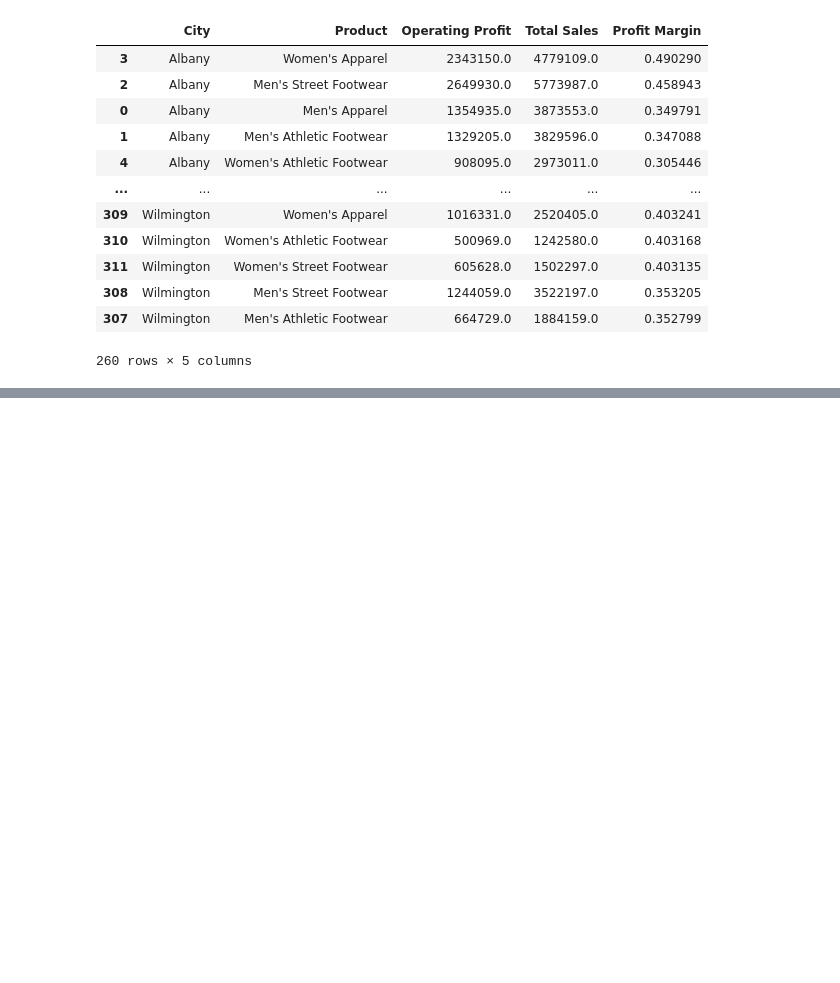
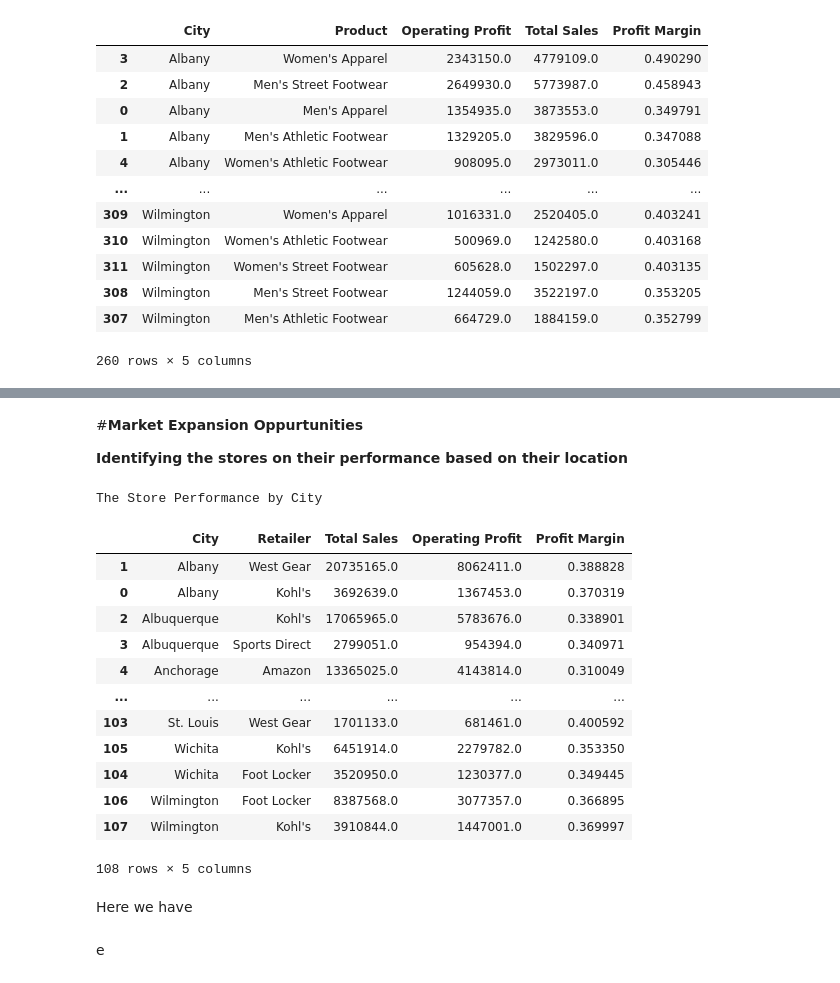
Before and after one commit to amanraghuvanshi/Adidas-Western-Zone-Sales, a Jupyter notebook: AdidasSalesAnalysis.ipynb, the cells around one changed output, grey strips where cells are left out. Drawn from its saved outputs; the diff is of its cells as text; code cells hidden in the pictures; blank space fills up the shorter version.

```diff
--- a/AdidasSalesAnalysis.ipynb
+++ b/AdidasSalesAnalysis.ipynb
@@ -828,0 +901,39 @@ topRes
+# %% [markdown]
+#**Market Expansion Oppurtunities**
+
+**Identifying the stores on their performance based on their location**
+# %%
+# group data by both city and store
+grpData = df.groupby(['City', 'Retailer']).agg({
+    'Total Sales':'sum',
+    'Operating Profit':'sum'
+}).reset_index()
+
+# calculating performance matrix
+grpData['Profit Margin'] = grpData['Operating Profit'] / grpData['Total Sales']
+
+# sort
+grpData = grpData.sort_values(by = ['City', 'Total Sales', 'Profit Margin'], ascending = [True, False, False])
+
+# res
+print("The Store Performance by City")
+grpData
+# %% [output]
+The Store Performance by City
+|  | City | Retailer | Total Sales | Operating Profit | Profit Margin |
+| 1 | Albany | West Gear | 20735165.0 | 8062411.0 | 0.388828 |
+| 0 | Albany | Kohl's | 3692639.0 | 1367453.0 | 0.370319 |
+| 2 | Albuquerque | Kohl's | 17065965.0 | 5783676.0 | 0.338901 |
+| 3 | Albuquerque | Sports Direct | 2799051.0 | 954394.0 | 0.340971 |
+| 4 | Anchorage | Amazon | 13365025.0 | 4143814.0 | 0.310049 |
+| ... | ... | ... | ... | ... | ... |
+| 103 | St. Louis | West Gear | 1701133.0 | 681461.0 | 0.400592 |
+| 105 | Wichita | Kohl's | 6451914.0 | 2279782.0 | 0.353350 |
+| 104 | Wichita | Foot Locker | 3520950.0 | 1230377.0 | 0.349445 |
+| 106 | Wilmington | Foot Locker | 8387568.0 | 3077357.0 | 0.366895 |
+| 107 | Wilmington | Kohl's | 3910844.0 | 1447001.0 | 0.369997 |
+108 rows × 5 columns
+# %% [markdown]
+Here we have
+# %% [markdown]
+e
```
Also changed, not shown: parts of 3 cells of this notebook.
